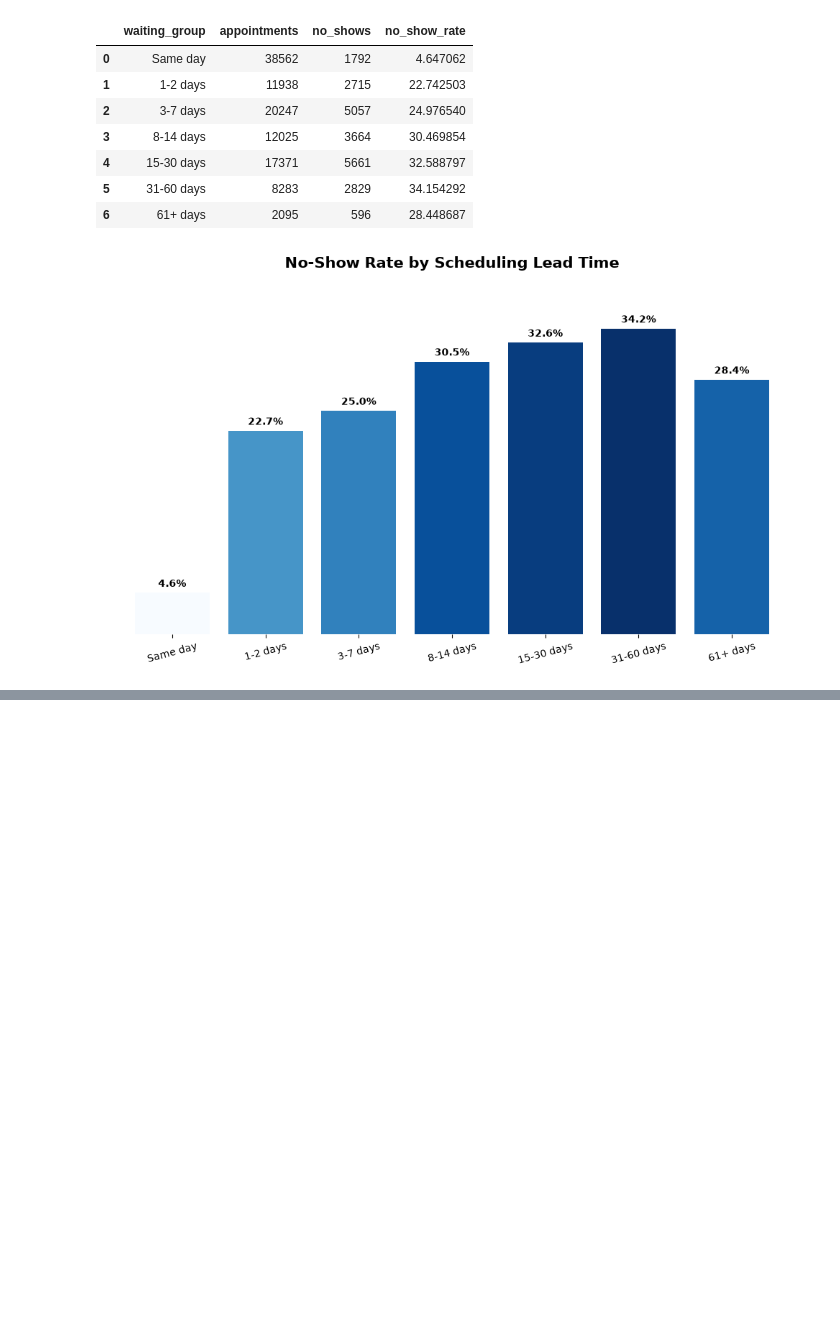
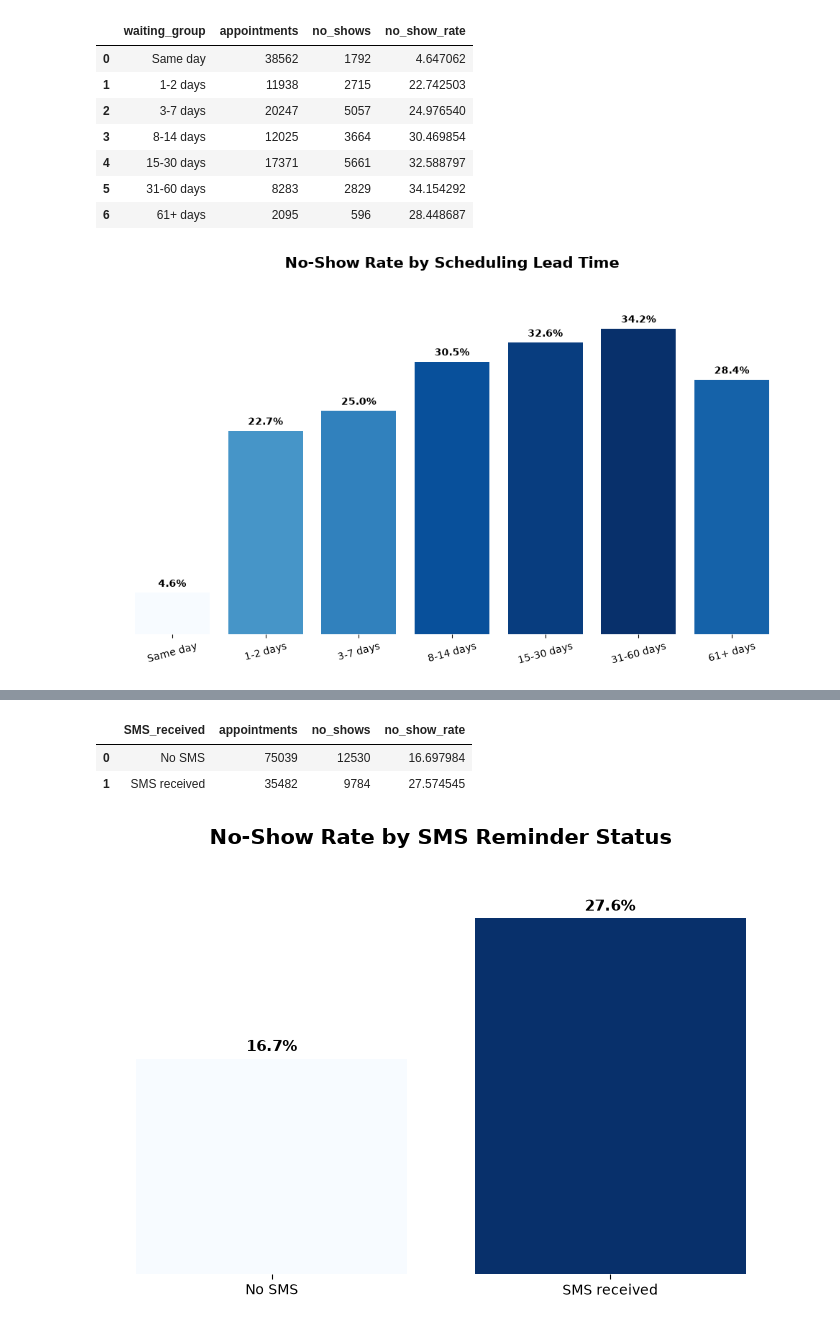
Before and after one commit to leaop/Projects, a Jupyter notebook: Healthcare — No-Shows/healthcare_no_show_analysis_final.ipynb, the cells around one changed output, grey strips where cells are left out. Cells and saved outputs as stored; diff of their text form; code cells hidden in the pictures; blank space fills up the shorter version.

```diff
--- a/Healthcare — No-Shows/healthcare_no_show_analysis.ipynb
+++ b/Healthcare — No-Shows/healthcare_no_show_analysis_final.ipynb
@@ -1025,0 +1472,70 @@ plt.show()
+# %%
+sms_analysis = summarize_no_show(
+    df_enriched,
+    ['SMS_received']
+)
+
+sms_analysis['SMS_received'] = sms_analysis['SMS_received'].map({
+    0: 'No SMS',
+    1: 'SMS received'
+})
+
+sms_analysis
+# %% [output]
+|  | SMS_received | appointments | no_shows | no_show_rate |
+| 0 | No SMS | 75039 | 12530 | 16.697984 |
+| 1 | SMS received | 35482 | 9784 | 27.574545 |
+# %%
+plot_sms = sms_analysis.copy()
+
+norm = Normalize(
+    vmin=plot_sms['no_show_rate'].min(),
+    vmax=plot_sms['no_show_rate'].max()
+)
+
+colors = cm.Blues(
+    norm(plot_sms['no_show_rate'])
+)
+
+fig, ax = plt.subplots(figsize=(7, 5))
+
+bars = ax.bar(
+    plot_sms['SMS_received'],
+    plot_sms['no_show_rate'],
+    color=colors
+)
+
+for bar, value in zip(bars, plot_sms['no_show_rate']):
+    ax.text(
+        bar.get_x() + bar.get_width() / 2,
+        bar.get_height() + 0.3,
+        f'{value:.1f}%',
+        ha='center',
+        va='bottom',
+        fontsize=11,
+        fontweight='bold'
+    )
+
+ax.set_title(
+    'No-Show Rate by SMS Reminder Status',
+    fontsize=15,
+    fontweight='bold',
+    pad=15
+)
+
+ax.yaxis.set_visible(False)
+ax.set_xlabel('')
+ax.set_ylabel('')
+
+for spine in ax.spines.values():
+    spine.set_visible(False)
+
+ax.set_ylim(
+    0,
+    plot_sms['no_show_rate'].max() * 1.15
+)
+
+plt.tight_layout()
+plt.show()
+# %% [output]
+[figure, added]
```
Also changed, not shown: parts of 46 cells of this notebook.
